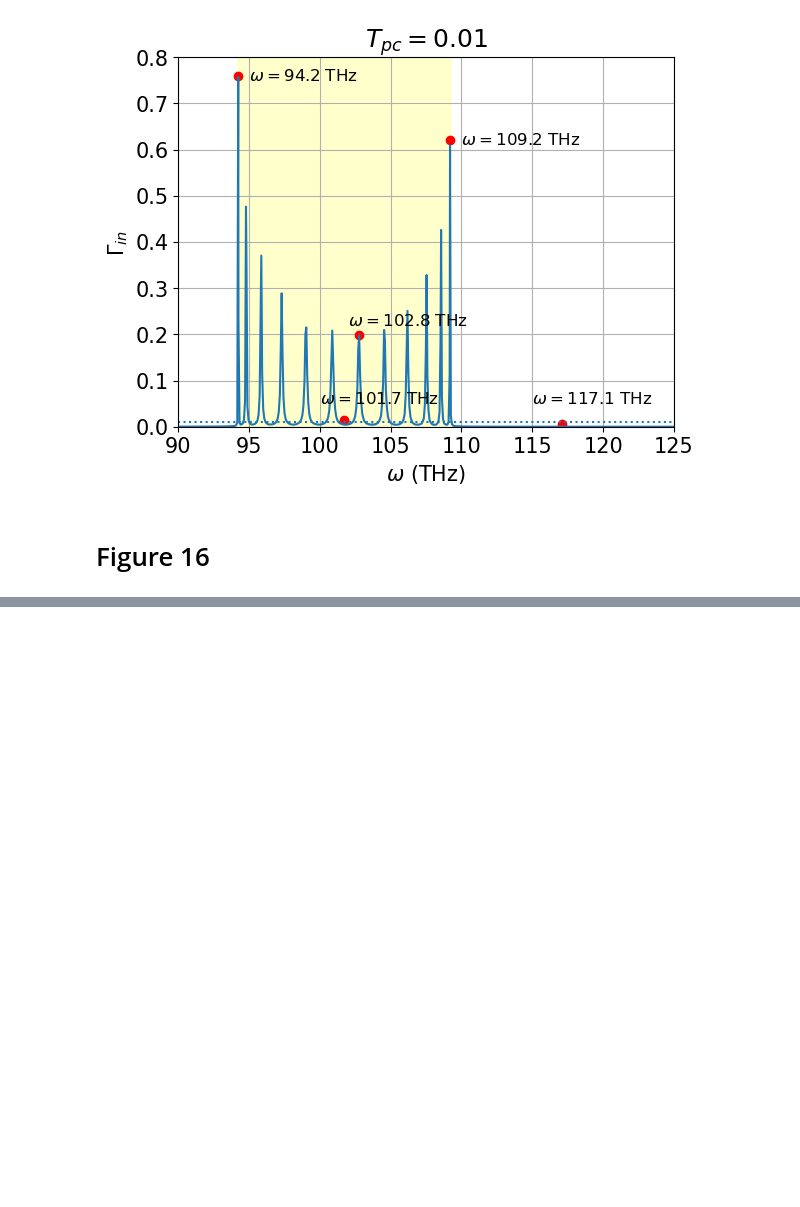
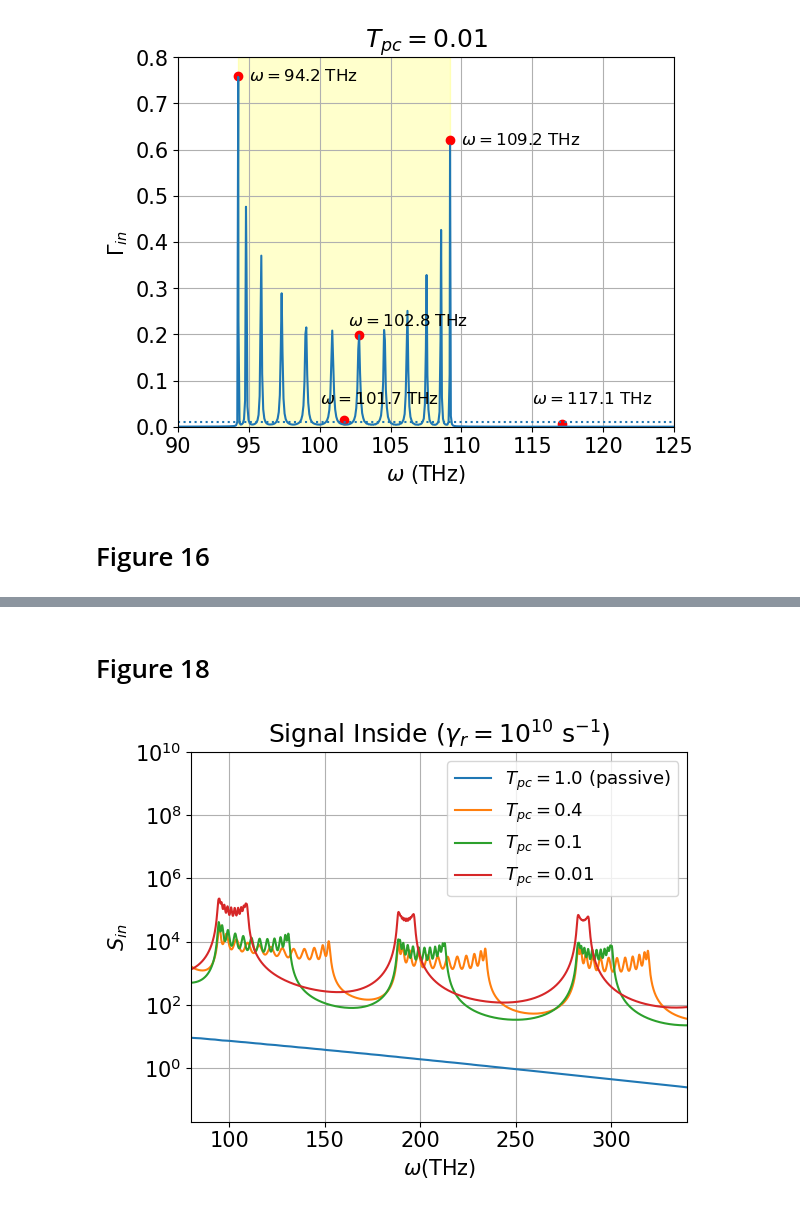
Before and after one commit to chihweiw/Thermal_Spectrum, a Jupyter notebook: Thesis_graphs.ipynb, the cells around one changed output, grey strips where cells are left out. Saved outputs shown, nothing was run; the diff lists cells and outputs as text; code cells hidden in the pictures; blank space fills up the shorter version.

```diff
--- a/Thesis_graphs.ipynb
+++ b/Thesis_graphs.ipynb
@@ -867,0 +941,20 @@ plt.show()
+# %% [markdown]
+# Figure 18
+# %%
+omega_l = np.linspace(1e13,5e14,5000)/gamma
+emodes_files = ['./Data/Emodes/Emodes_0_6pi_Tp1.0_L1200_Np12.npz',
+                './Data/Emodes/Emodes_0_6pi_Tp0.4_L1200_Np12.npz',
+                './Data/Emodes/Emodes_0_6pi_Tp0.1_L1200_Np12.npz',
+                './Data/Emodes/Emodes_0_6pi_Tp0.01_L1200_Np12.npz']
+PN_files = ['./Data/recursive/Photon_n_0_6pi_rec_Tp1.0_n1000_L1200_gr1e+13_gc1e+09_A1e-16_N601.npz',
+            './Data/krylov/Photon_n_0_6pi_kry_Tp0.40_n500_gr1.0e+10_gc1.0e+09.npz',
+            './Data/krylov/Photon_n_0_6pi_kry_Tp0.10_n500_gr1.0e+10_gc1.0e+09.npz',
+            './Data/krylov/Photon_n_0_6pi_kry_Tp0.01_n500_gr1.0e+10_gc1.0e+09.npz']
+labels = [r'$T_{pc}=1.0$ (passive)',r'$T_{pc}=0.4$',r'$T_{pc}=0.1$',r'$T_{pc}=0.01$']
+xlim=[80,340]
+ylim=[0.02,1e10]
+plot_s_omega(omega_l, emodes_files, PN_files, labels, 'IN', r'$\omega$(THz)', r'$S_{in}$',
+             r'Signal Inside ($\gamma_r = 10^{10}$ s$^{-1}$)', './Graphs/S_in_n500_gr1e10_gc1e9_compare.png',
+             xlim=xlim, ylim=ylim, yscale=False, logyscale=True)
+# %% [output]
+[figure, added]
```
Also changed, not shown: parts of 34 cells of this notebook, 2 other files.
